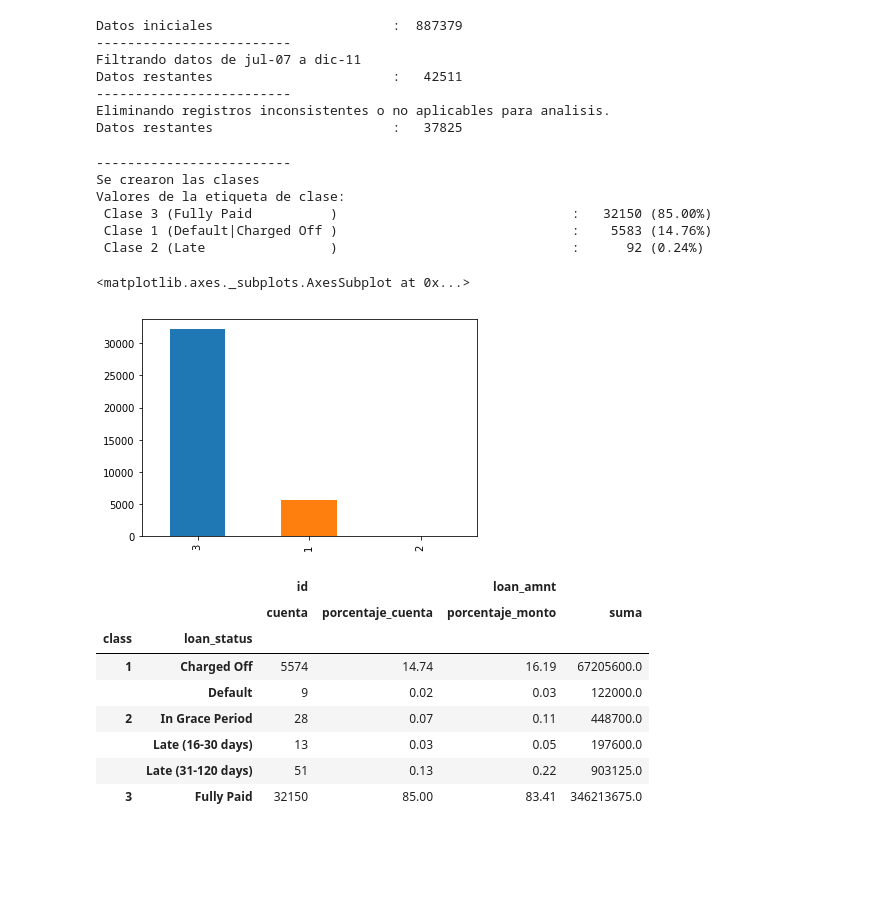
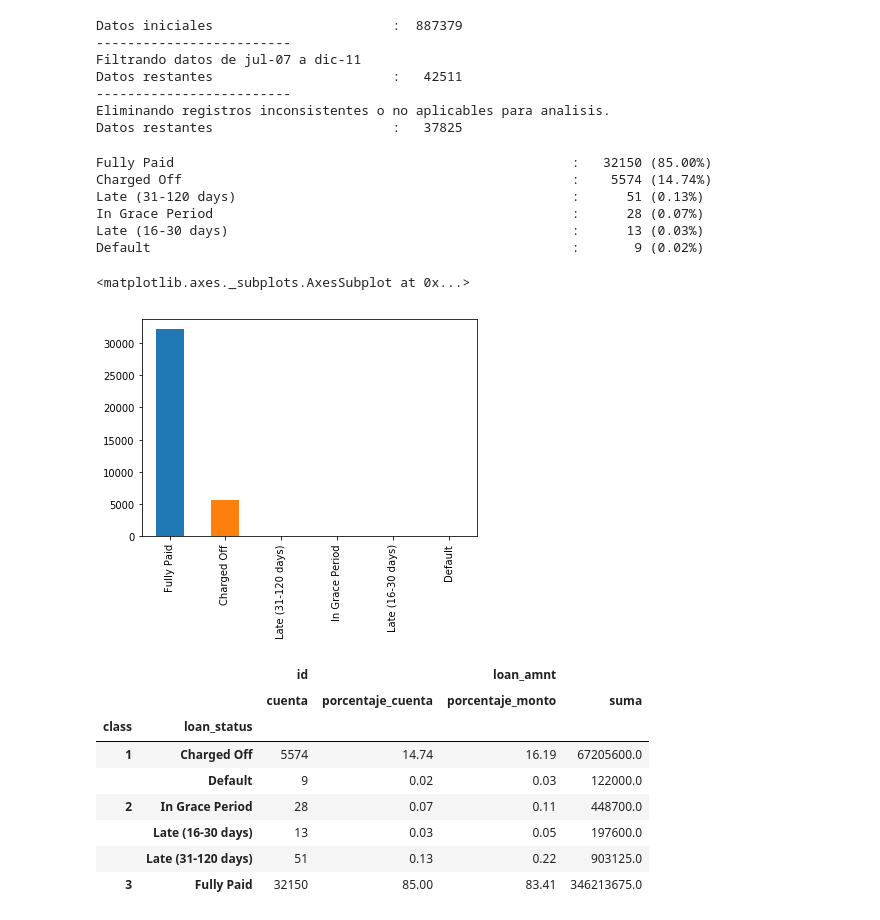
Before and after one commit to keyvhinng/loan-data-ml-project, a Jupyter notebook: Experimentacion_Linea_Base.ipynb, the cells around one changed output. Drawn from its saved outputs; the diff is of its cells as text; code cells hidden in the pictures; blank space fills up the shorter version.

Commit message:
chore: agregar graficos y analizar distribucion de datos

```diff
--- a/Experimentacion_Linea_Base.ipynb
+++ b/Experimentacion_Linea_Base.ipynb
@@ -75,27 +78,3 @@ Datos restantes                       :   42511
 -------------------------
 Eliminando registros inconsistentes o no aplicables para analisis.
 Datos restantes                       :   37825
-# %%
-# Se crean las clases
-# 1: Default|Charged Off
-# 2: Late (31-120 days)|Late (16-30 days)
-# 3: Fully Paid
-class_dict = ['Default|Charged Off','Late','Fully Paid']
-data2['class'] = 3*(data2.loan_status=='Fully Paid') + 2*(np.logical_or(np.logical_or((data2.loan_status=='Late (16-30 days)'),(data2.loan_status=='Late (31-120 days)')),(data2.loan_status=='In Grace Period'))) + 1*(np.logical_or((data2.loan_status=='Default'),(data2.loan_status=='Charged Off')))
-print(f'-------------------------')
-print('Se crearon las clases')
-# Verificacion de los registros resultantes
-print('Valores de la etiqueta de clase:')
-counts_2 = data2['class'].value_counts()
-for i in counts_2.index:
-    print(' Clase {} ({:<20})                              : {:>7} ({:.2%})'.format(i,class_dict[i-1],counts_2[i],counts_2[i]/data2.shape[0]))
-data2['class'].value_counts().plot(kind='bar')
-# %% [output]
--------------------------
-Se crearon las clases
-Valores de la etiqueta de clase:
- Clase 3 (Fully Paid          )                              :   32150 (85.00%)
- Clase 1 (Default|Charged Off )                              :    5583 (14.76%)
- Clase 2 (Late                )                              :      92 (0.24%)
-<matplotlib.axes._subplots.AxesSubplot at 0x...>
-[figure, removed]
@@ -134,3 +81,18 @@ Valores de la etiqueta de clase:
+# %%
+# Distribucion de datos segun el estado del prestamo
+counts_1 = data2['loan_status'].value_counts()
+for i in counts_1.index:
+    print('{:<60} : {:>7} ({:.2%})'.format(i,counts_1[i],counts_1[i]/data2.shape[0]))
+data2['loan_status'].value_counts().plot(kind='bar')
+# %% [output]
+Fully Paid                                                   :   32150 (85.00%)
+Charged Off                                                  :    5574 (14.74%)
+Late (31-120 days)                                           :      51 (0.13%)
+In Grace Period                                              :      28 (0.07%)
+Late (16-30 days)                                            :      13 (0.03%)
+Default                                                      :       9 (0.02%)
+<matplotlib.axes._subplots.AxesSubplot at 0x...>
+[figure, added]
 # %%
 # Explorar la distribución de la etiqueta de clase
 import warnings
```
Also changed, not shown: parts of 31 cells of this notebook.
